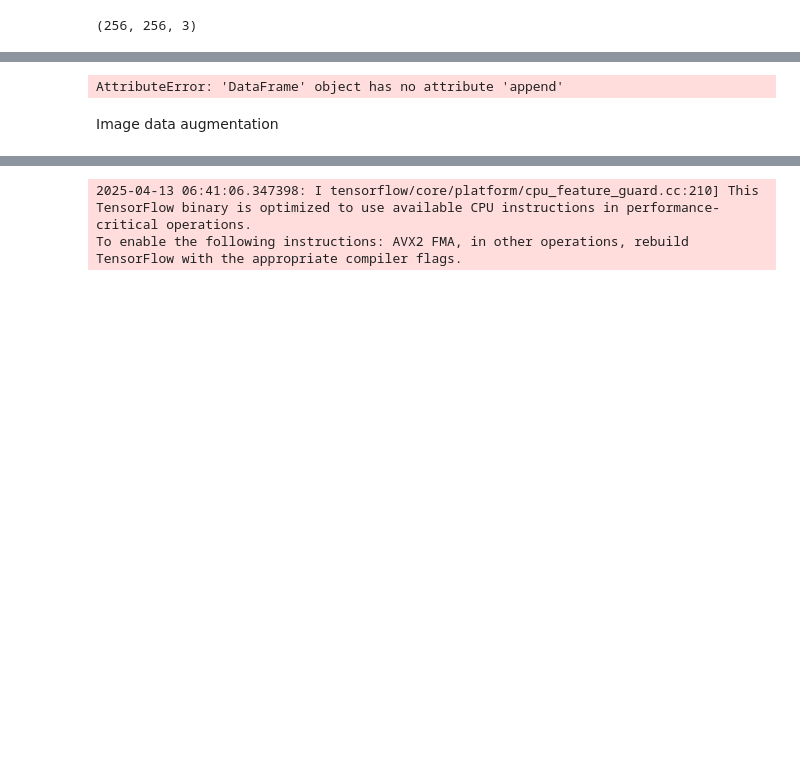
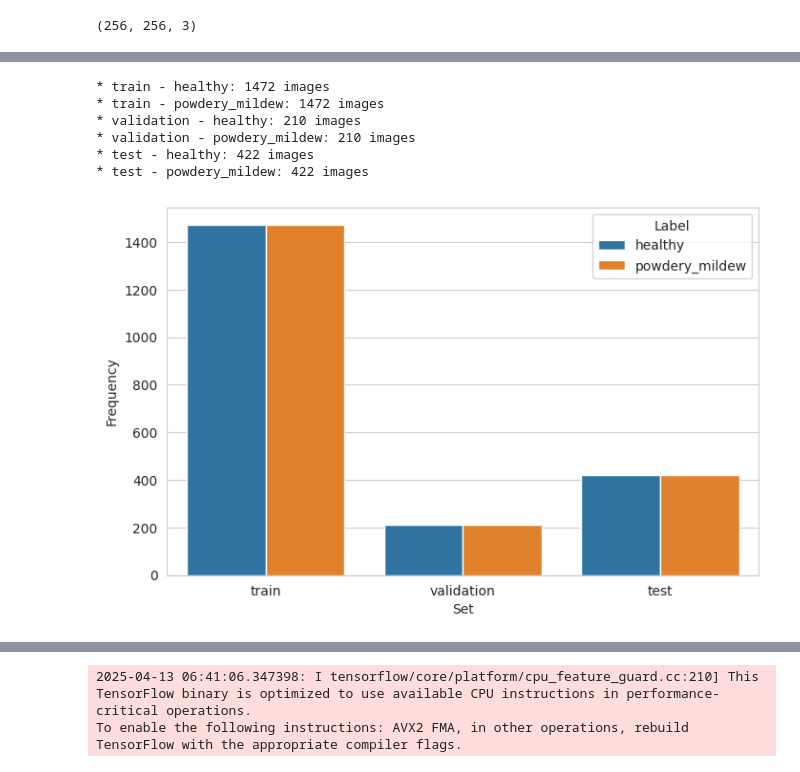
Before and after one commit to Bobrac3023/Project5_Mildew_Detection_in_Cherry_Leaves, a Jupyter notebook: jupyter_notebooks/Modeliling and Evaluation.ipynb, the cells around one changed output, grey strips where cells are left out. Saved outputs shown, nothing was run; the diff lists cells and outputs as text; code cells hidden in the pictures; blank space fills up the shorter version.

Commit message:
create and test model

```diff
--- a/jupyter_notebooks/Modeliling and Evaluation.ipynb
+++ b/jupyter_notebooks/Modeliling and Evaluation.ipynb
@@ -126,24 +137,35 @@ image_shape
 # %%
-df_freq = pd.DataFrame([])
+data = []
+
 for folder in ['train', 'validation', 'test']:
-  for label in labels:
-    df_freq = df_freq.append (
-        pd.Series(data={'Set': folder,
-                        'Label': label,
-                        'Frequency':int(len(os.listdir(my_data_dir+'/'+ folder + '/' + label)))}
-                  ),
-                  ignore_index=True
-        )
+    for label in labels:
+        # Construct the directory path using os.path.join
+        folder_path = os.path.join(my_data_dir, folder, label)
 
-    print(f"* {folder} - {label}: {len(os.listdir(my_data_dir+'/'+ folder + '/' + label))} images")
+        # Calculate the frequency
+        freq = len(os.listdir(folder_path))
+
+        # Append the data as a dictionary
+        data.append({'Set': folder, 'Label': label, 'Frequency': freq})
+
+        # Print frequency for each folder and label
+        print(f"* {folder} - {label}: {freq} images")
+
+# Convert the list of dictionaries to a DataFrame
+df_freq = pd.DataFrame(data)
+
 
 print("\n")
 sns.set_style("whitegrid")
 plt.figure(figsize=(8,5))
 sns.barplot(data=df_freq, x='Set', y='Frequency', hue='Label')
 plt.savefig(f'{file_path}/labels_distribution.png', bbox_inches='tight', dpi=150)
 plt.show()
 # %% [output]
-AttributeError: 'DataFrame' object has no attribute 'append'
+* train - healthy: 1472 images
+* train - powdery_mildew: 1472 images
+* validation - healthy: 210 images
+* validation - powdery_mildew: 210 images
+* test - healthy: 422 images
+* test - powdery_mildew: 422 images
+[figure, added]
-# %% [markdown]
-Image data augmentation
```
Also changed, not shown: parts of 44 cells of this notebook, 7 other files.
